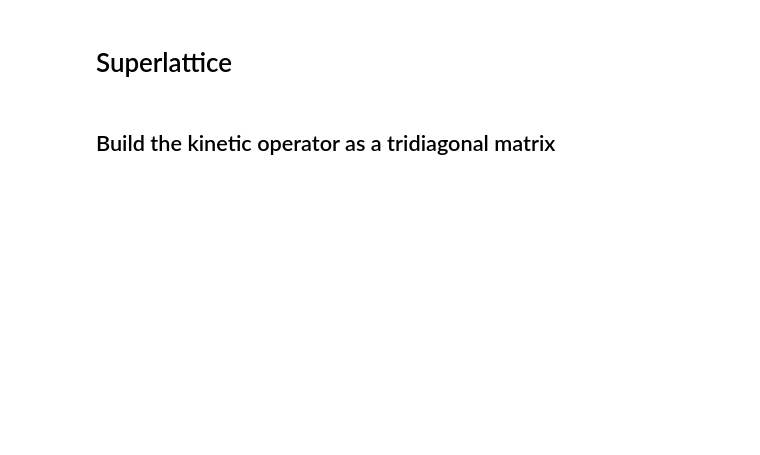
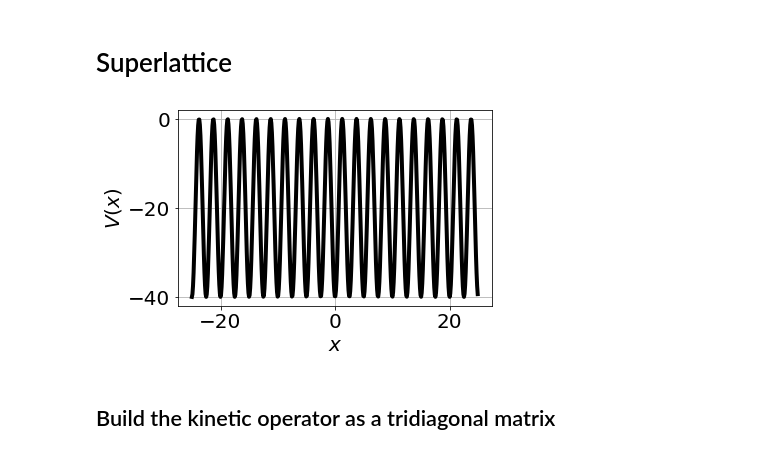
Before and after one commit to gersonjferreira/minicurso-ift-2021, a Jupyter notebook: Schrodinger/02 - Superlattice.ipynb, the cells around one changed output. Saved outputs shown, nothing was run; the diff lists cells and outputs as text; code cells hidden in the pictures; blank space fills up the shorter version.

```diff
--- a/Schrodinger/02 - Superlattice.ipynb
+++ b/Schrodinger/02 - Superlattice.ipynb
@@ -7,19 +7,22 @@ plt.rcParams.update({'font.size': 20})
 # %%
 L = 50
 N = 501
 x = np.linspace(-L/2, L/2, N, endpoint=False)
 dx = x[1]-x[0]
 
 V0 = 20
-q = (2*np.pi/50)*20
+nw = 20
+q = (2*np.pi/50)*nw
 V = -V0*(np.cos(q*x) + 1)
 
 plt.plot(x, V, lw=4, c='black')
 plt.xlabel(r'$x$')
 plt.ylabel(r'$V(x)$')
 plt.grid()
 plt.tight_layout()
 plt.show()
+# %% [output]
+[figure, added]
 # %% [markdown]
 ## Build the kinetic operator as a tridiagonal matrix
 # %%
```
Also changed, not shown: parts of 4 cells of this notebook, 12 other files.
